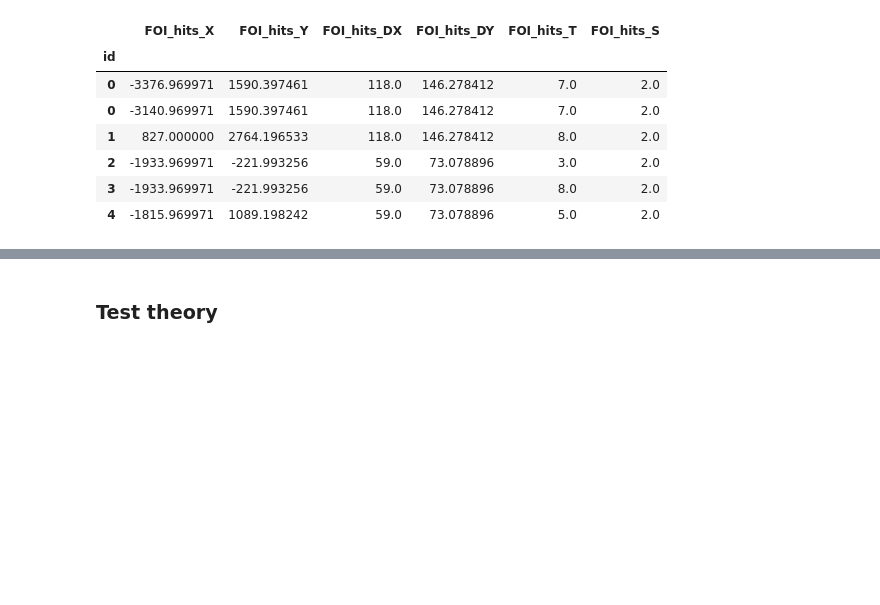
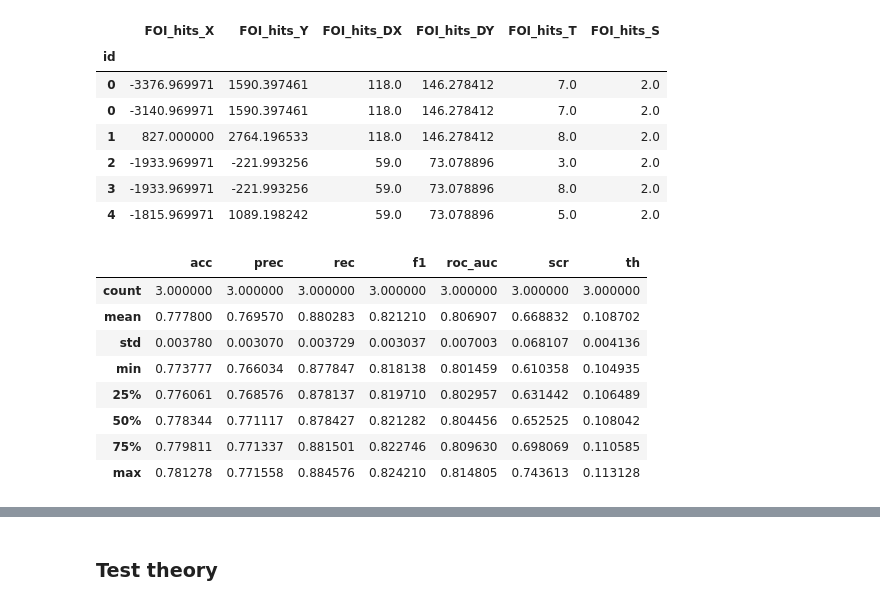
Before and after one commit to almaslov/idao2019, a Jupyter notebook: 09_foi.ipynb, the cells around one changed output, grey strips where cells are left out. Saved outputs shown, nothing was run; the diff lists cells and outputs as text; code cells hidden in the pictures; blank space fills up the shorter version.

```diff
--- a/09_foi.ipynb
+++ b/09_foi.ipynb
@@ -223,32 +330,41 @@ class DataTransformer(TransformerMixin):
     def fit(self, data, y=None):
         return self
 
     def transform(self, data):
         data = data.copy()
         features = [] + mom_cols + hit_type_cols + dxyz_cols + exy_cols + edxy_cols + hit_stats_cols + t_cols + ncl_cols + avg_cs_cols + xyz_cols
         features = filter_unimportant_features(features)
         self.origin_features = features.copy()
 
 #         data = replace_hits(data, features)
         add_coses(data, features)
         add_mse(data, features)
         add_normed_err(data, features)
         add_dll(data, features)
         add_errs(data, features)
         add_velocity(data, features)
-        add_cl_hits(data, features)
-        add_cl_mse(data, features)
+#         add_cl_hits(data, features)
+#         add_cl_mse(data, features)
 
 #         filter_data(data)
         if not features:
             raise('no features')
 
         features = filter_unimportant_features(features)
         self.new_features = features[len(self.origin_features):]
         self.features = self.origin_features + self.new_features
         return data[features].values
 
 df_scores, feature_importance = cross_validate(train, n_estimators=60, n_splits=3, n_rows=10000, transformer_cls=DataTransformer)
 display(df_scores.describe())
 # display(feature_importance)
 # %% [output]
+|  | acc | prec | rec | f1 | roc_auc | scr | th |
+| count | 3.000000 | 3.000000 | 3.000000 | 3.000000 | 3.000000 | 3.000000 | 3.000000 |
+| mean | 0.777800 | 0.769570 | 0.880283 | 0.821210 | 0.806907 | 0.668832 | 0.108702 |
+| std | 0.003780 | 0.003070 | 0.003729 | 0.003037 | 0.007003 | 0.068107 | 0.004136 |
+| min | 0.773777 | 0.766034 | 0.877847 | 0.818138 | 0.801459 | 0.610358 | 0.104935 |
+| 25% | 0.776061 | 0.768576 | 0.878137 | 0.819710 | 0.802957 | 0.631442 | 0.106489 |
+| 50% | 0.778344 | 0.771117 | 0.878427 | 0.821282 | 0.804456 | 0.652525 | 0.108042 |
+| 75% | 0.779811 | 0.771337 | 0.881501 | 0.822746 | 0.809630 | 0.698069 | 0.110585 |
+| max | 0.781278 | 0.771558 | 0.884576 | 0.824210 | 0.814805 | 0.743613 | 0.113128 |
```
Also changed, not shown: parts of 15 cells of this notebook, 1 other file.
